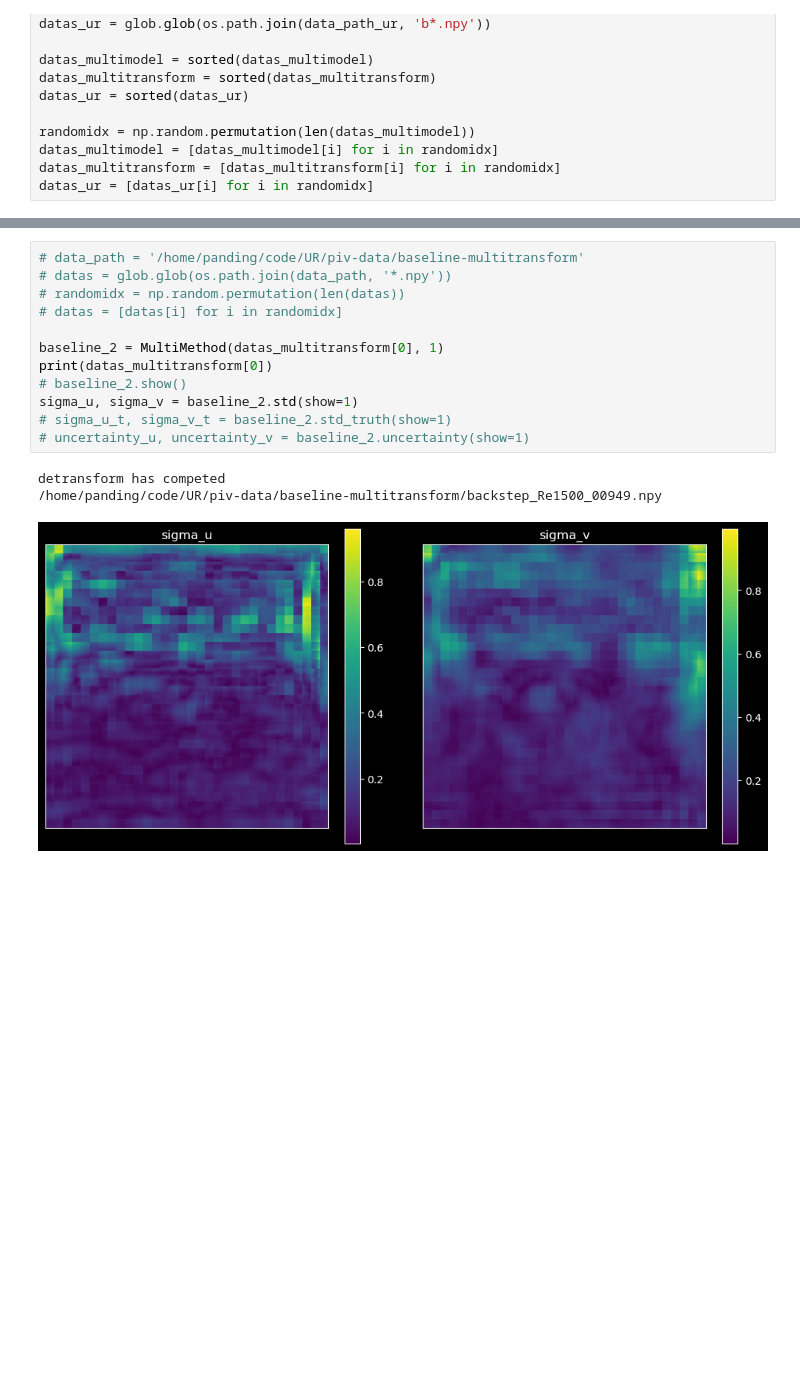
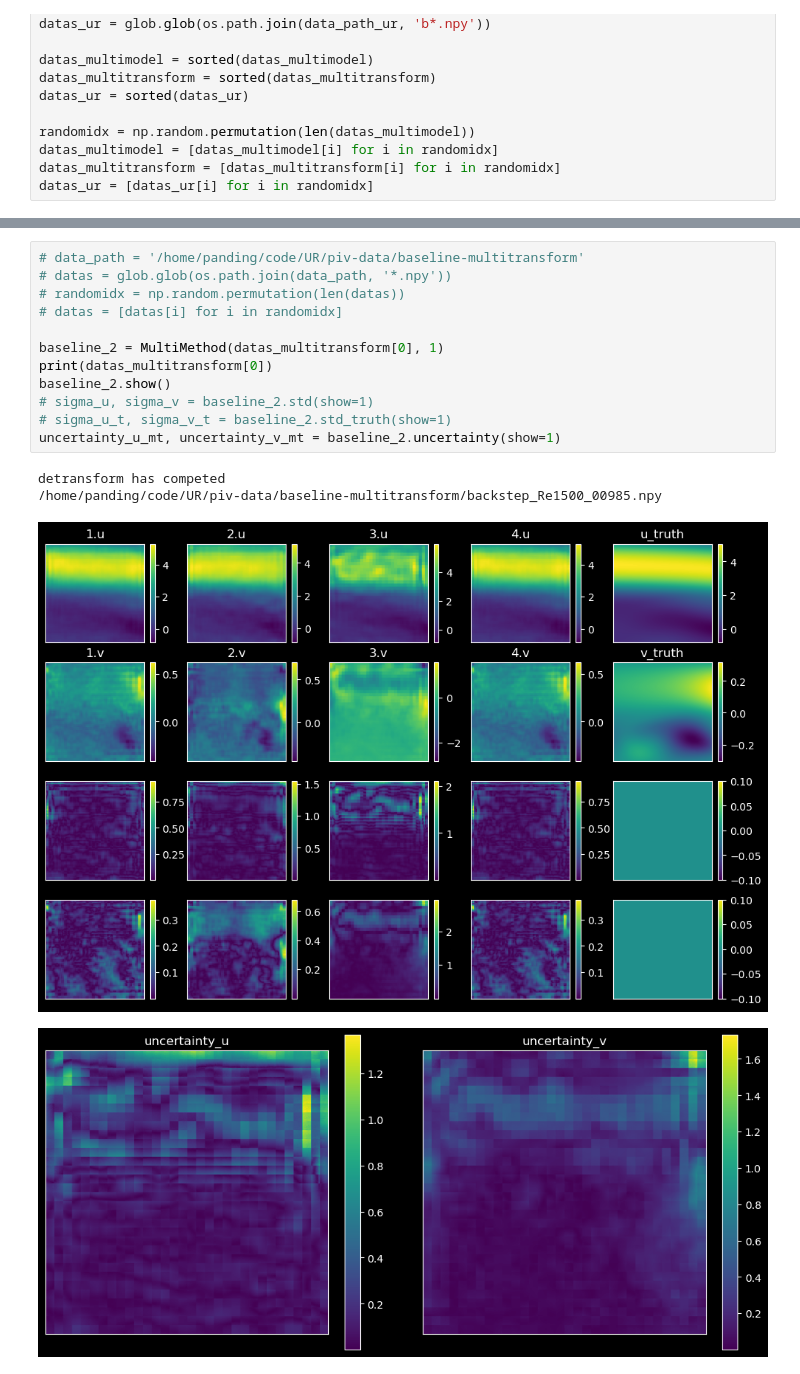
Before and after one commit to HardingPan/UR, a Jupyter notebook: baseline/multimodel-compare.ipynb, the cells around one changed output, grey strips where cells are left out. Drawn from its saved outputs; the diff is of its cells as text; blank space fills up the shorter version.

```diff
--- a/baseline/multimodel-compare.ipynb
+++ b/baseline/multimodel-compare.ipynb
@@ -49,17 +50,18 @@ sigma_u, sigma_v = baseline_1.std(show=1)
 # %%
 # data_path = '/home/panding/code/UR/piv-data/baseline-multitransform'
 # datas = glob.glob(os.path.join(data_path, '*.npy'))
 # randomidx = np.random.permutation(len(datas))
 # datas = [datas[i] for i in randomidx]
 
 baseline_2 = MultiMethod(datas_multitransform[0], 1)
 print(datas_multitransform[0])
-# baseline_2.show()
-sigma_u, sigma_v = baseline_2.std(show=1)
+baseline_2.show()
+# sigma_u, sigma_v = baseline_2.std(show=1)
 # sigma_u_t, sigma_v_t = baseline_2.std_truth(show=1)
-# uncertainty_u, uncertainty_v = baseline_2.uncertainty(show=1)
+uncertainty_u_mt, uncertainty_v_mt = baseline_2.uncertainty(show=1)
 # %% [output]
 detransform has competed
-/home/panding/code/UR/piv-data/baseline-multitransform/backstep_Re1500_00949.npy
+/home/panding/code/UR/piv-data/baseline-multitransform/backstep_Re1500_00985.npy
-[figure, old version]
+[figure, new version]
+[figure, added]
 # %%
```
Also changed, not shown: parts of 4 cells of this notebook, 10 other files.
